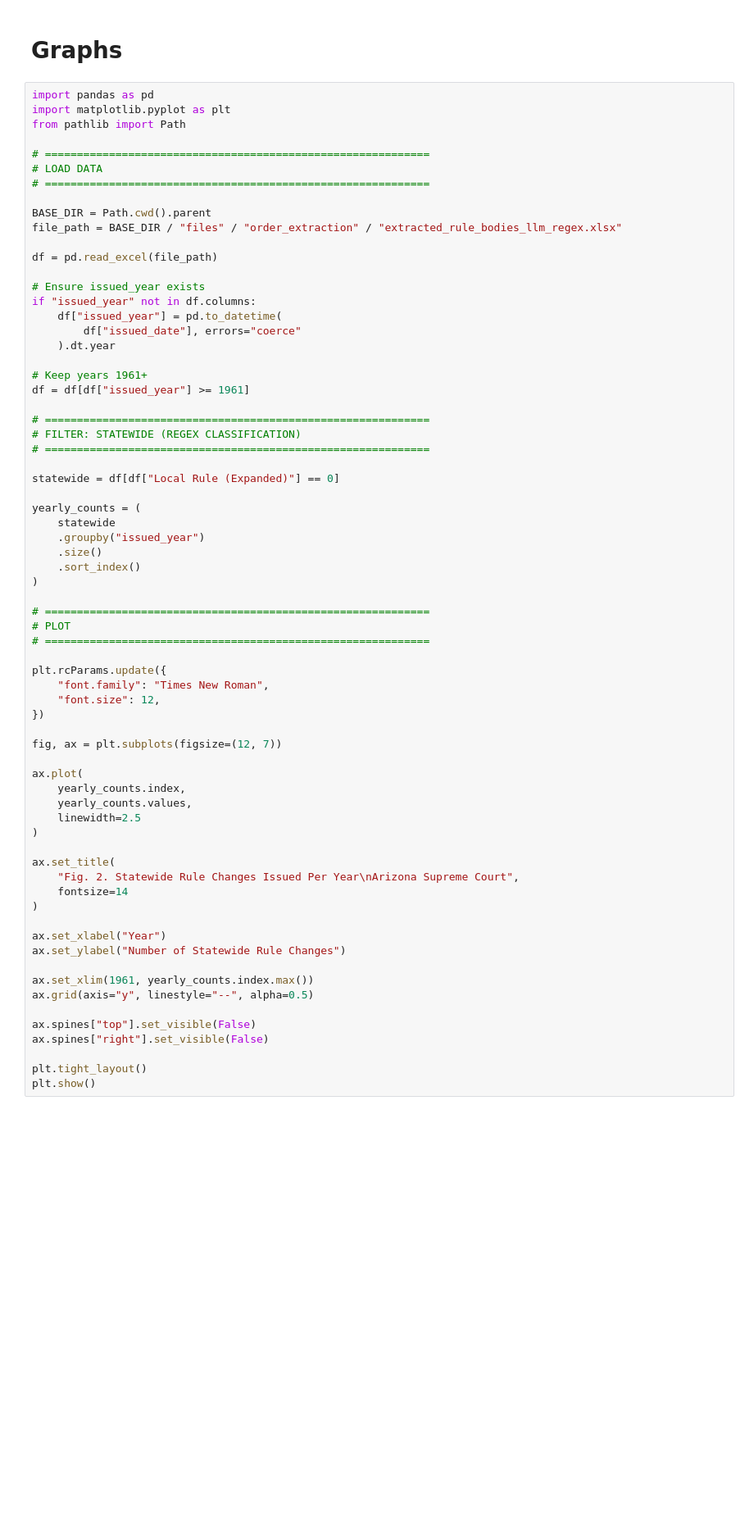
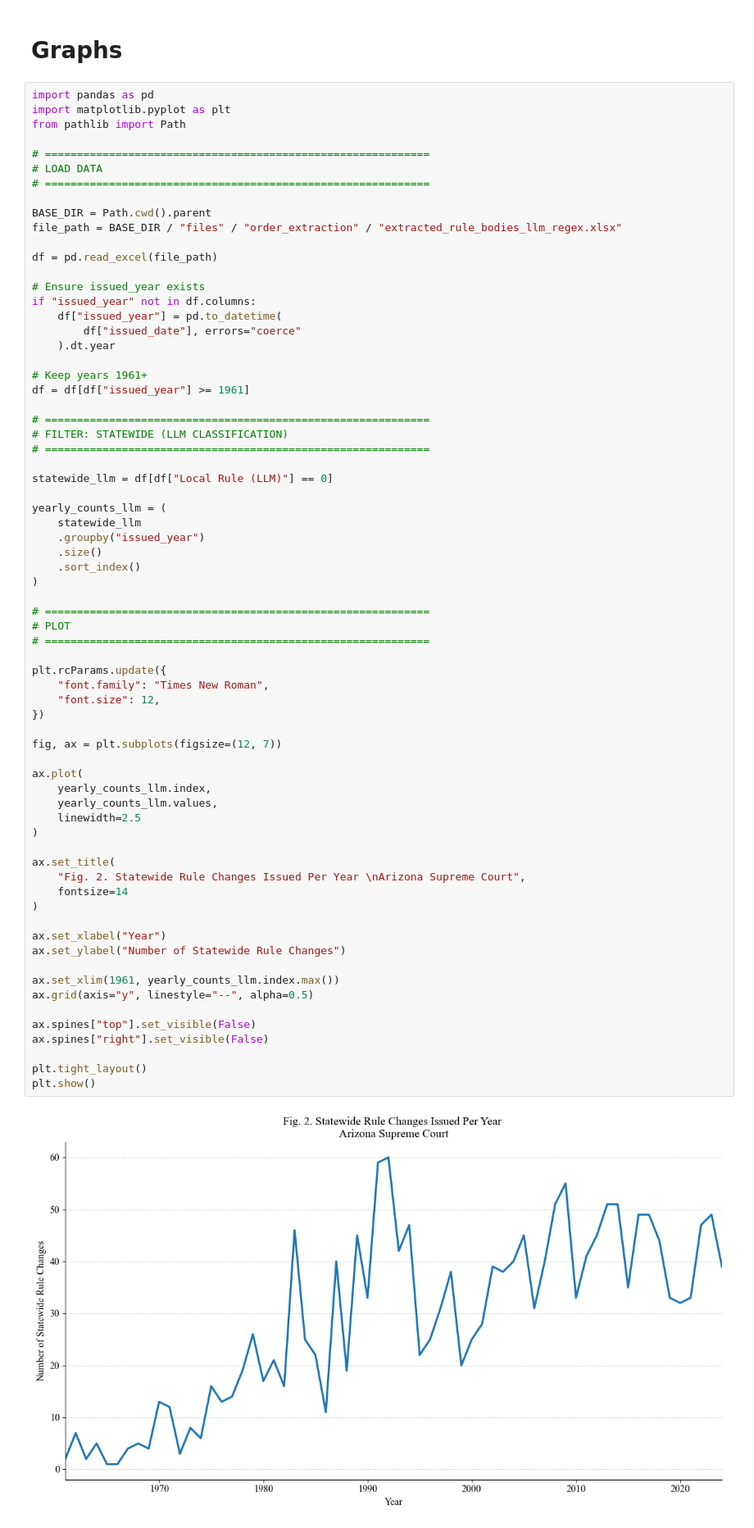
Before and after one commit to OthmanBensoudaKoraichi/Tailored-Procedures, a Jupyter notebook: code/blackbook_rules_processing.ipynb, the cells around one changed output. Shown at 82% size. Cells and saved outputs as stored; diff of their text form; blank space fills up the shorter version.

Commit message:
changed classification

```diff
--- a/code/blackbook_rules_processing.ipynb
+++ b/code/blackbook_rules_processing.ipynb
@@ -698,13 +858,13 @@ if "issued_year" not in df.columns:
 df = df[df["issued_year"] >= 1961]
 
 # ============================================================
-# FILTER: STATEWIDE (REGEX CLASSIFICATION)
+# FILTER: STATEWIDE (LLM CLASSIFICATION)
 # ============================================================
 
-statewide = df[df["Local Rule (Expanded)"] == 0]
+statewide_llm = df[df["Local Rule (LLM)"] == 0]
 
-yearly_counts = (
-    statewide
+yearly_counts_llm = (
+    statewide_llm
     .groupby("issued_year")
     .size()
     .sort_index()
@@ -712,37 +872,39 @@ yearly_counts = (
 
 # ============================================================
 # PLOT
 # ============================================================
 
 plt.rcParams.update({
     "font.family": "Times New Roman",
     "font.size": 12,
 })
 
 fig, ax = plt.subplots(figsize=(12, 7))
 
 ax.plot(
-    yearly_counts.index,
-    yearly_counts.values,
+    yearly_counts_llm.index,
+    yearly_counts_llm.values,
     linewidth=2.5
 )
 
 ax.set_title(
-    "Fig. 2. Statewide Rule Changes Issued Per Year\nArizona Supreme Court",
+    "Fig. 2. Statewide Rule Changes Issued Per Year \nArizona Supreme Court",
     fontsize=14
 )
 
 ax.set_xlabel("Year")
 ax.set_ylabel("Number of Statewide Rule Changes")
 
-ax.set_xlim(1961, yearly_counts.index.max())
+ax.set_xlim(1961, yearly_counts_llm.index.max())
 ax.grid(axis="y", linestyle="--", alpha=0.5)
 
 ax.spines["top"].set_visible(False)
 ax.spines["right"].set_visible(False)
 
 plt.tight_layout()
 plt.show()
+# %% [output]
+[figure, added]
 # %%
 import pandas as pd
 import matplotlib.pyplot as plt
```
Also changed, not shown: parts of 5 cells of this notebook, 2 other files.
